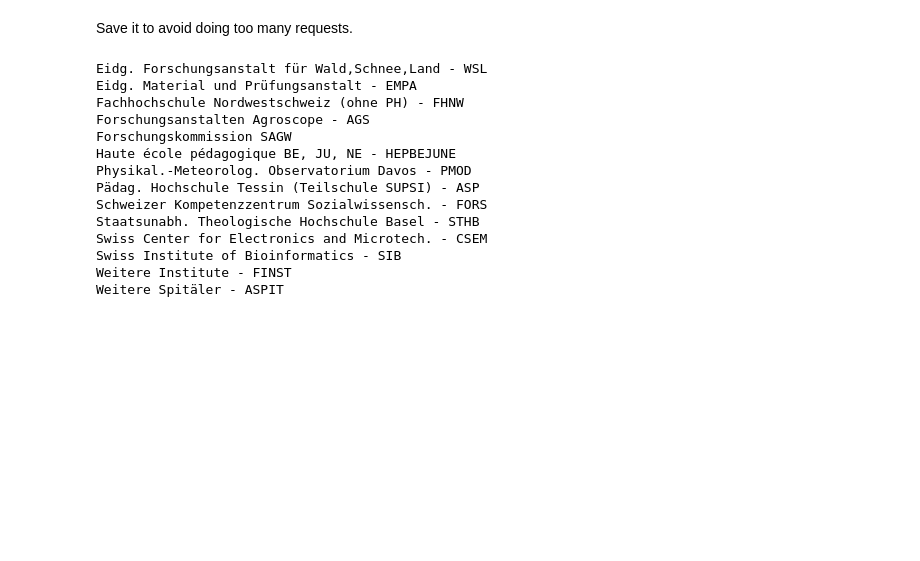
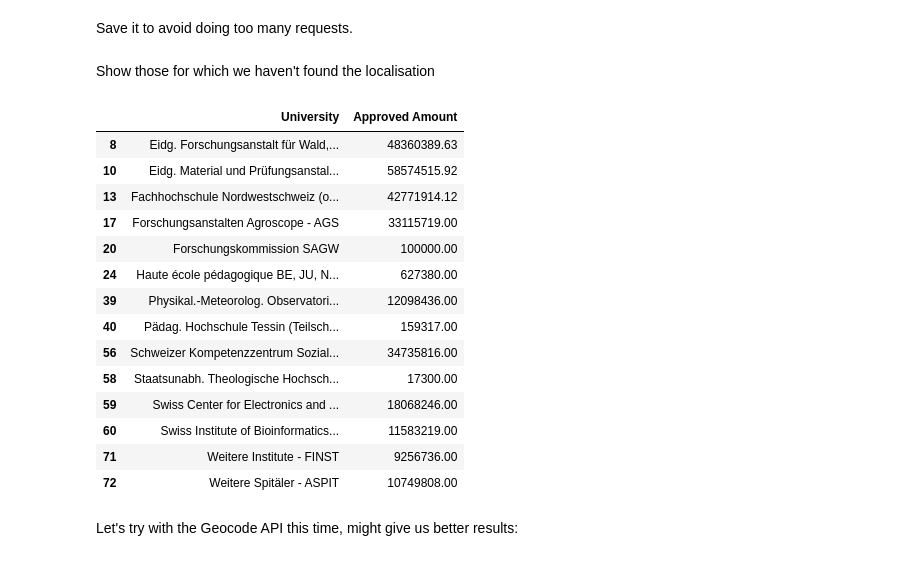
Before and after one commit to bojbilla/AdaHomeworks, a Jupyter notebook: 03 - Interactive Viz/HW3.ipynb, the cells around one changed output. Cells and saved outputs as stored; diff of their text form; code cells hidden in the pictures; blank space fills up the shorter version.

```diff
--- a/03 - Interactive Viz/HW3.ipynb
+++ b/03 - Interactive Viz/HW3.ipynb
@@ -165,21 +176,28 @@ grants_with_cantons.head(5)
 Save it to avoid doing too many requests.
 # %%
 x = grants_with_cantons.to_csv('grants_with_cantons.csv')
-# %%
-#grants_grouped_localised[grants_grouped_localised['Raw localisation']['results']]
-x = grants_grouped_localised.apply(helpers.print_index_if_empty, axis=1)
-# %% [output]
-Eidg. Forschungsanstalt für Wald,Schnee,Land - WSL
-Eidg. Material und Prüfungsanstalt - EMPA
-Fachhochschule Nordwestschweiz (ohne PH) - FHNW
-Forschungsanstalten Agroscope - AGS
-Forschungskommission SAGW
-Haute école pédagogique BE, JU, NE - HEPBEJUNE
-Physikal.-Meteorolog. Observatorium Davos - PMOD
-Pädag. Hochschule Tessin (Teilschule SUPSI) - ASP
-Schweizer Kompetenzzentrum Sozialwissensch. - FORS
-Staatsunabh. Theologische Hochschule Basel - STHB
-Swiss Center for Electronics and Microtech. - CSEM
-Swiss Institute of Bioinformatics - SIB
-Weitere Institute - FINST
-Weitere Spitäler - ASPIT
+# %%
+grants_with_cantons = pd.read_csv('grants_with_cantons.csv', encoding='ISO-8859-1')
+# %% [markdown]
+Show those for which we haven't found the localisation
+# %%
+null_locations = grants_with_cantons[grants_with_cantons['Coordinates'].isnull()][['University', 'Approved Amount']]
+null_locations
+# %% [output]
+|  | University | Approved Amount |
+| 8 | Eidg. Forschungsanstalt für Wald,... | 48360389.63 |
+| 10 | Eidg. Material und Prüfungsanstal... | 58574515.92 |
+| 13 | Fachhochschule Nordwestschweiz (o... | 42771914.12 |
+| 17 | Forschungsanstalten Agroscope - AGS | 33115719.00 |
+| 20 | Forschungskommission SAGW | 100000.00 |
+| 24 | Haute école pédagogique BE, JU, N... | 627380.00 |
+| 39 | Physikal.-Meteorolog. Observatori... | 12098436.00 |
+| 40 | Pädag. Hochschule Tessin (Teilsch... | 159317.00 |
+| 56 | Schweizer Kompetenzzentrum Sozial... | 34735816.00 |
+| 58 | Staatsunabh. Theologische Hochsch... | 17300.00 |
+| 59 | Swiss Center for Electronics and ... | 18068246.00 |
+| 60 | Swiss Institute of Bioinformatics... | 11583219.00 |
+| 71 | Weitere Institute - FINST | 9256736.00 |
+| 72 | Weitere Spitäler - ASPIT | 10749808.00 |
+# %% [markdown]
+Let's try with the Geocode API this time, might give us better results:
```
Also changed, not shown: parts of 27 cells of this notebook, 2 other files.
